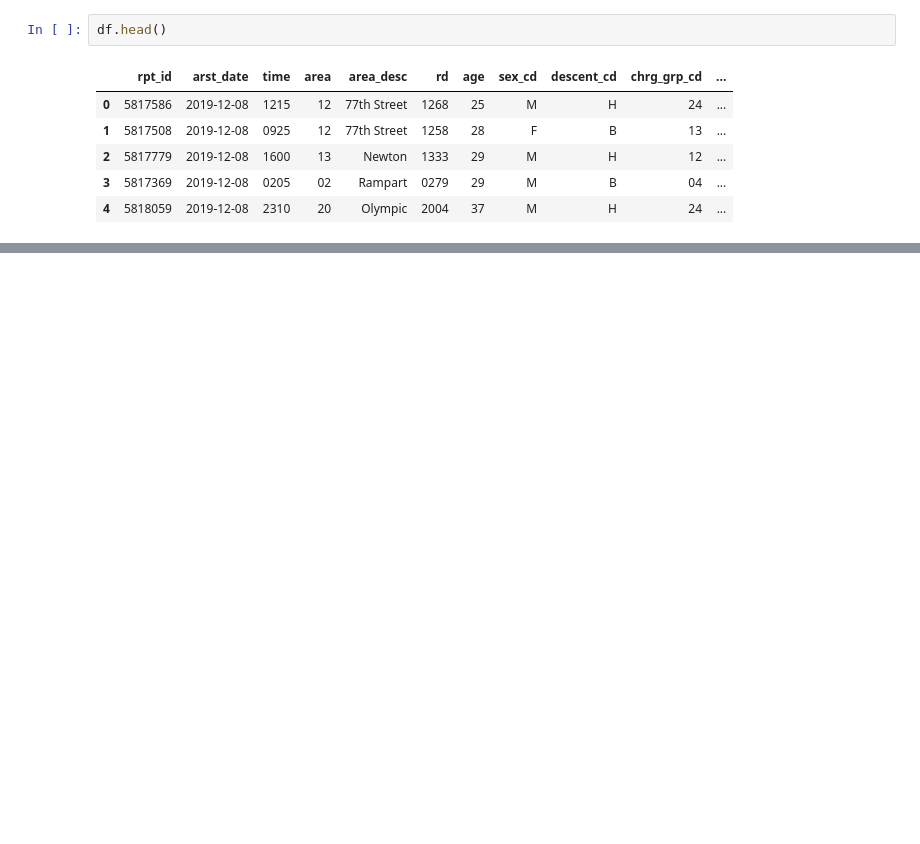
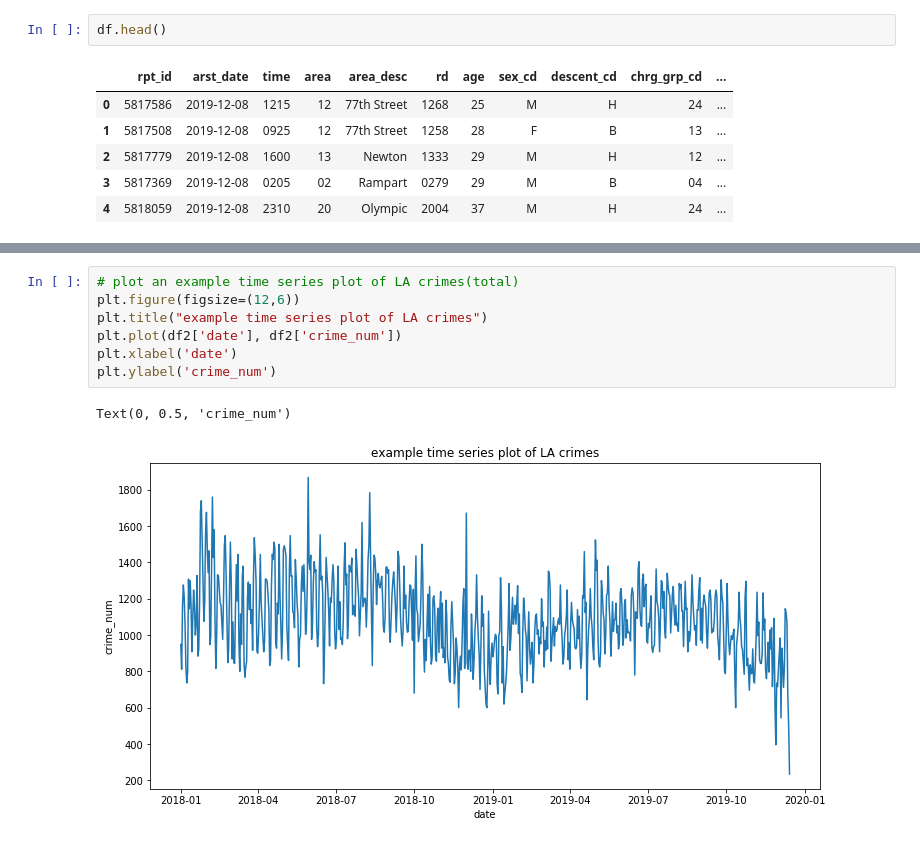
Before and after one commit to LACrimeMap/LACrimeMap, a Jupyter notebook: Enhancement.ipynb, the cells around one changed output, grey strips where cells are left out. Drawn from its saved outputs; the diff is of its cells as text; blank space fills up the shorter version.

```diff
--- a/Enhancement.ipynb
+++ b/Enhancement.ipynb
@@ -82 +85,11 @@ df2.head()
+# %%
+# plot an example time series plot of LA crimes(total)
+plt.figure(figsize=(12,6))
+plt.title("example time series plot of LA crimes")
+plt.plot(df2['date'], df2['crime_num'])
+plt.xlabel('date')
+plt.ylabel('crime_num')
+# %% [output]
+Text(0, 0.5, 'crime_num')
+[figure, added]
 # %%
```
Also changed, not shown: parts of 23 cells of this notebook, 2 other files.
